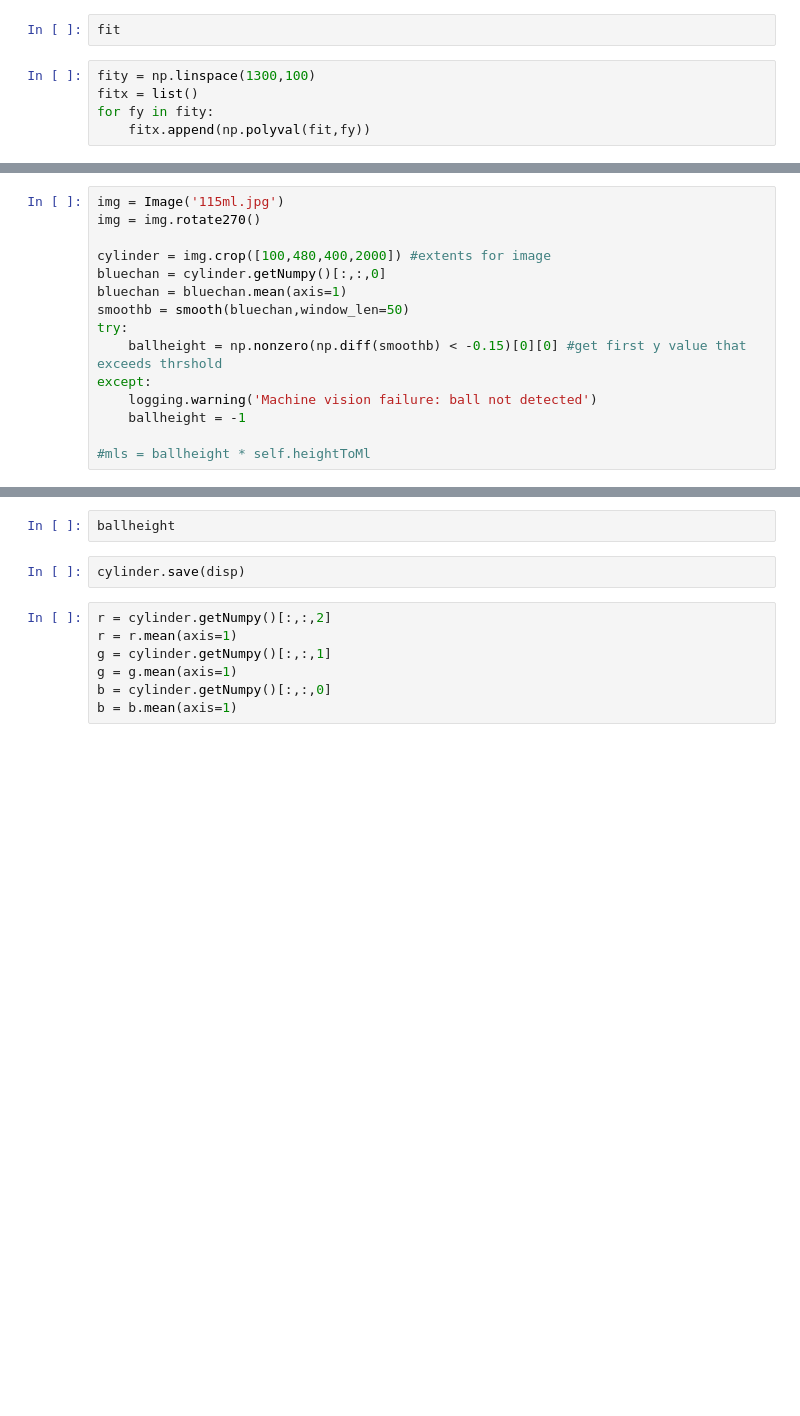
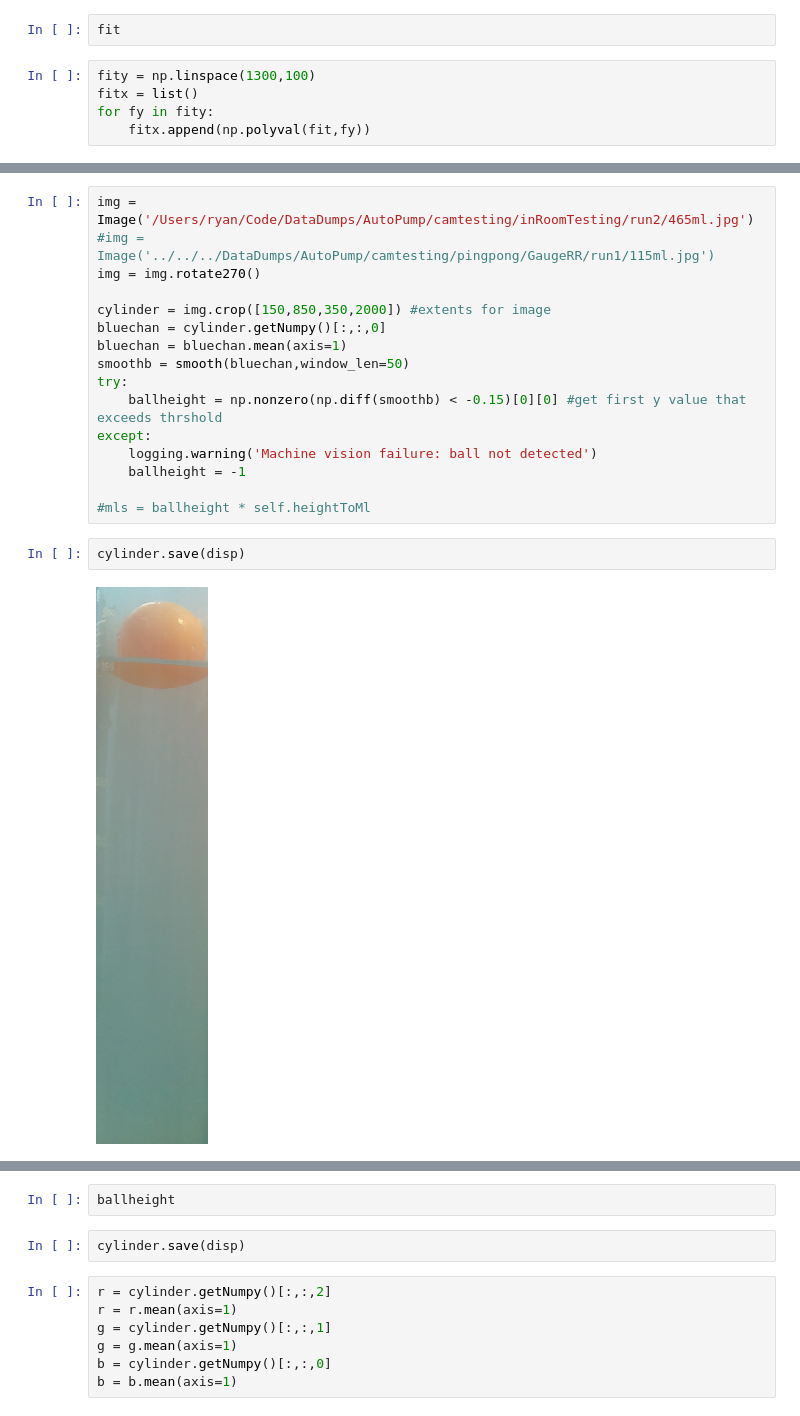
Before and after one commit to mechiris/AutoPumpTestRig2.0, a Jupyter notebook: notebooks/autopumpvision.ipynb, the cells around one changed output, grey strips where cells are left out. Cells and saved outputs as stored; diff of their text form; blank space fills up the shorter version.

```diff
--- a/notebooks/autopumpvision.ipynb
+++ b/notebooks/autopumpvision.ipynb
@@ -80,8 +140,9 @@ channels = cylinder.splitChannels()
 # %%
-img = Image('115ml.jpg')
+img = Image('/Users/ryan/Code/DataDumps/AutoPump/camtesting/inRoomTesting/run2/465ml.jpg')
+#img = Image('../../../DataDumps/AutoPump/camtesting/pingpong/GaugeRR/run1/115ml.jpg')
 img = img.rotate270()
 
-cylinder = img.crop([100,480,400,2000]) #extents for image
+cylinder = img.crop([150,850,350,2000]) #extents for image
 bluechan = cylinder.getNumpy()[:,:,0]
 bluechan = bluechan.mean(axis=1)
 smoothb = smooth(bluechan,window_len=50)
@@ -92,3 +153,7 @@ except:
     ballheight = -1
 
 #mls = ballheight * self.heightToMl
+# %%
+cylinder.save(disp)
+# %% [output]
+[figure, added]
```
Also changed, not shown: parts of 25 cells of this notebook.
